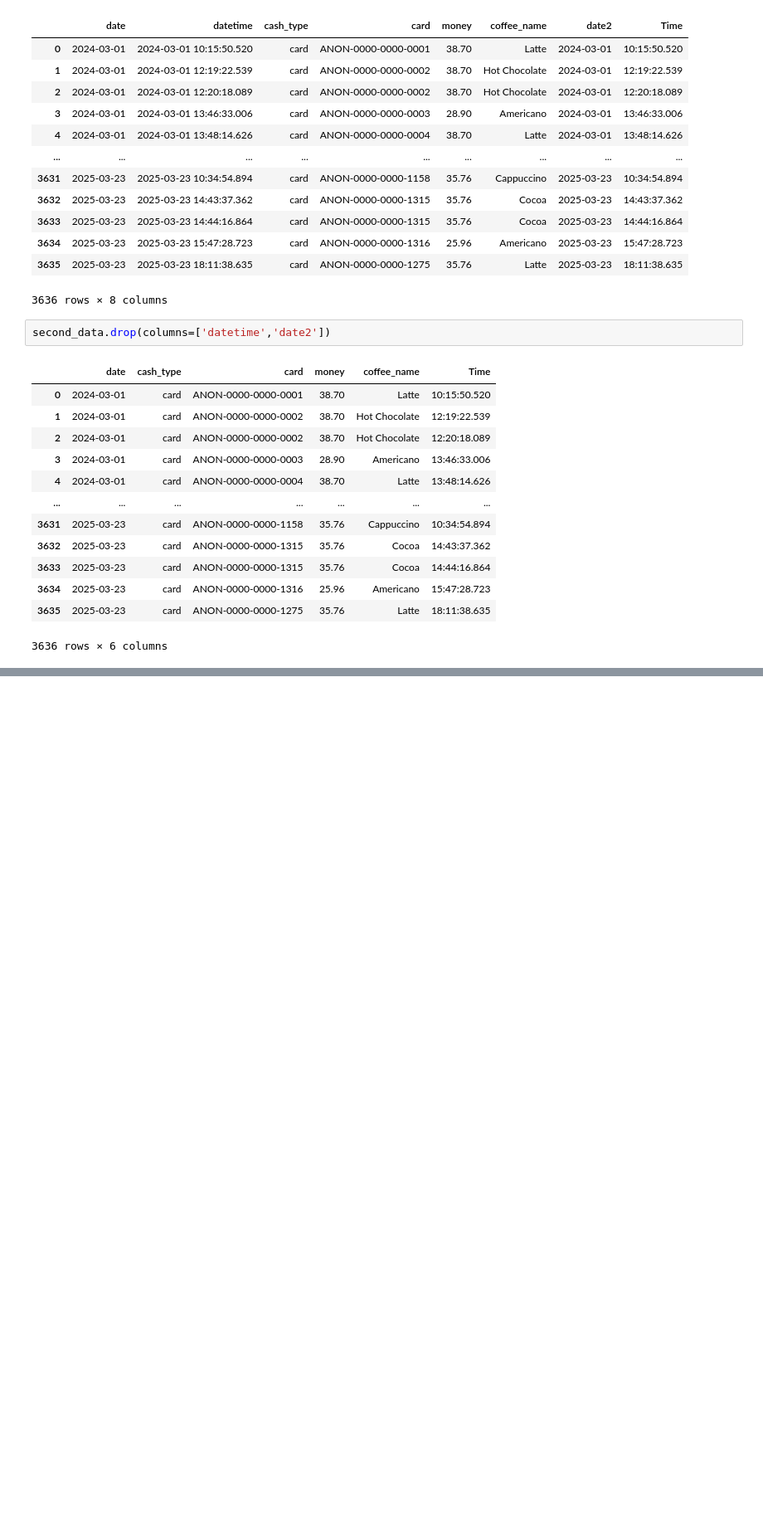
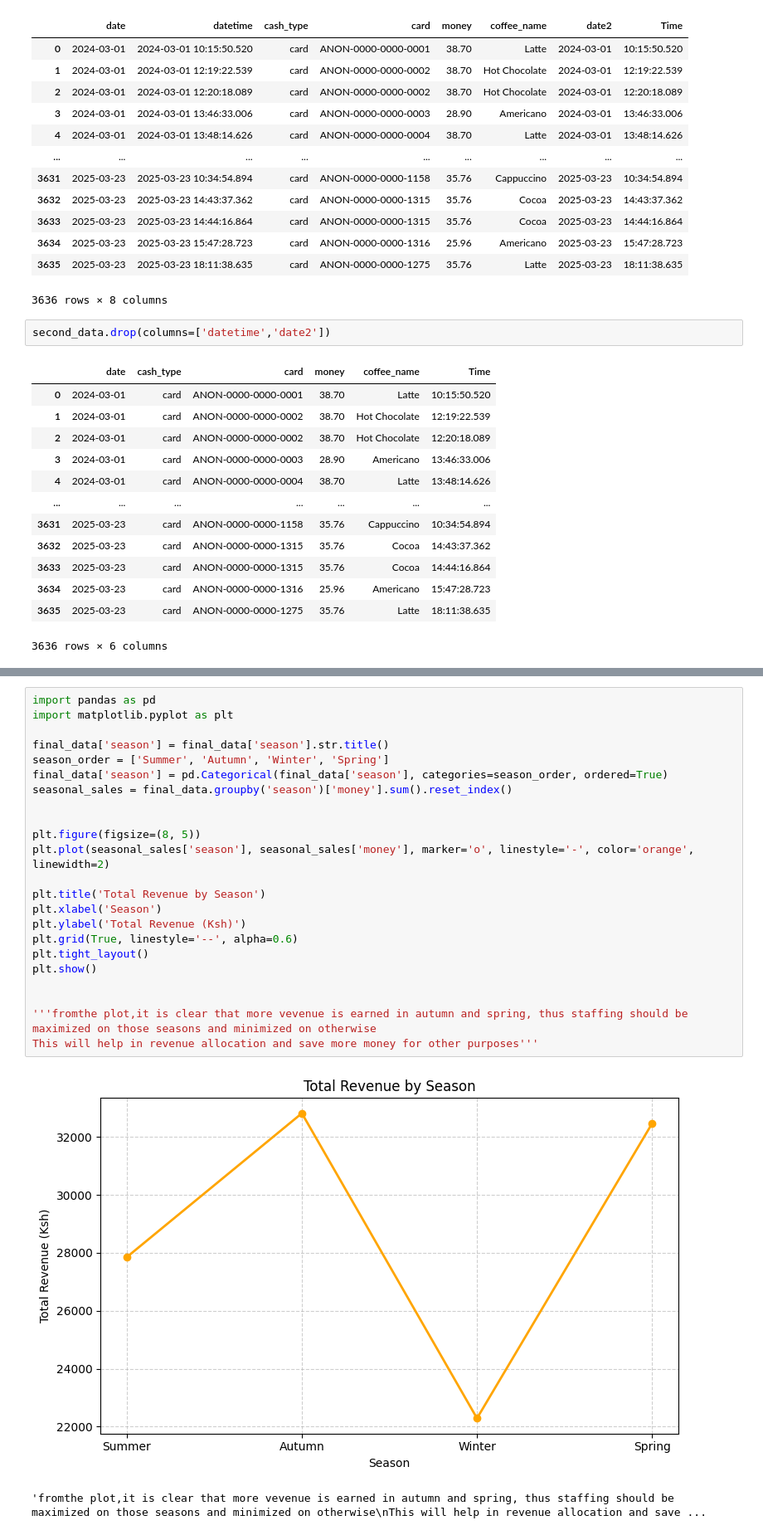
Before and after one commit to Laura-j-code/Coffee-shop-transaction-project, a Jupyter notebook: Coffee shop Transaction Project.ipynb, the cells around one changed output, grey strips where cells are left out. Shown at 83% size. Drawn from its saved outputs; the diff is of its cells as text; blank space fills up the shorter version.

```diff
--- a/Coffee shop Transaction Project.ipynb
+++ b/Coffee shop Transaction Project.ipynb
@@ -545,0 +625,26 @@ import seaborn as sns
+# %%
+import pandas as pd
+import matplotlib.pyplot as plt
+
+final_data['season'] = final_data['season'].str.title()
+season_order = ['Summer', 'Autumn', 'Winter', 'Spring']
+final_data['season'] = pd.Categorical(final_data['season'], categories=season_order, ordered=True)
+seasonal_sales = final_data.groupby('season')['money'].sum().reset_index()
+
+
+plt.figure(figsize=(8, 5))
+plt.plot(seasonal_sales['season'], seasonal_sales['money'], marker='o', linestyle='-', color='orange', linewidth=2)
+
+plt.title('Total Revenue by Season')
+plt.xlabel('Season')
+plt.ylabel('Total Revenue (Ksh)')
+plt.grid(True, linestyle='--', alpha=0.6)
+plt.tight_layout()
+plt.show()
+
+
+'''fromthe plot,it is clear that more vevenue is earned in autumn and spring, thus staffing should be maximized on those seasons and minimized on otherwise
+This will help in revenue allocation and save more money for other purposes'''
+# %% [output]
+[figure, added]
+'fromthe plot,it is clear that more vevenue is earned in autumn and spring, thus staffing should be maximized on those seasons and minimized on otherwise\nThis will help in revenue allocation and save ...
```
Also changed, not shown: parts of 24 cells of this notebook.
